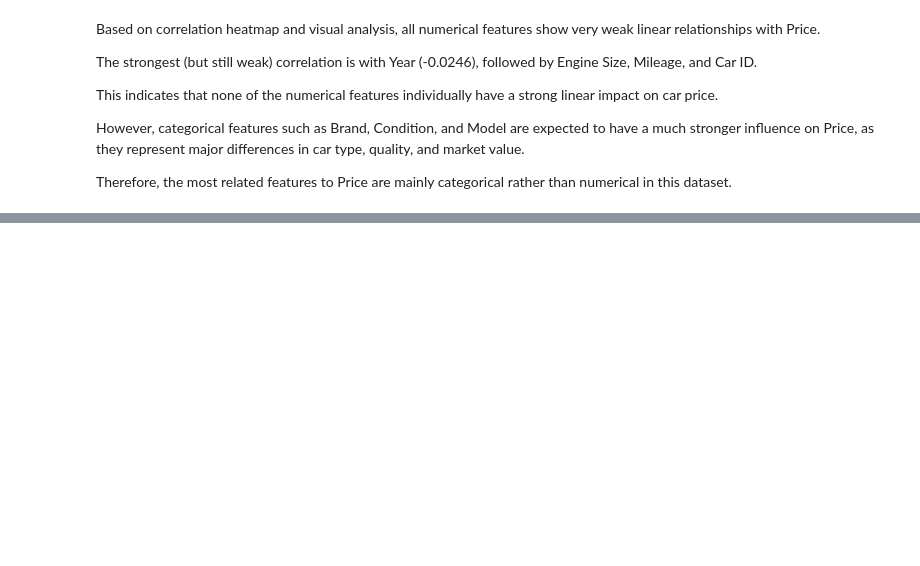
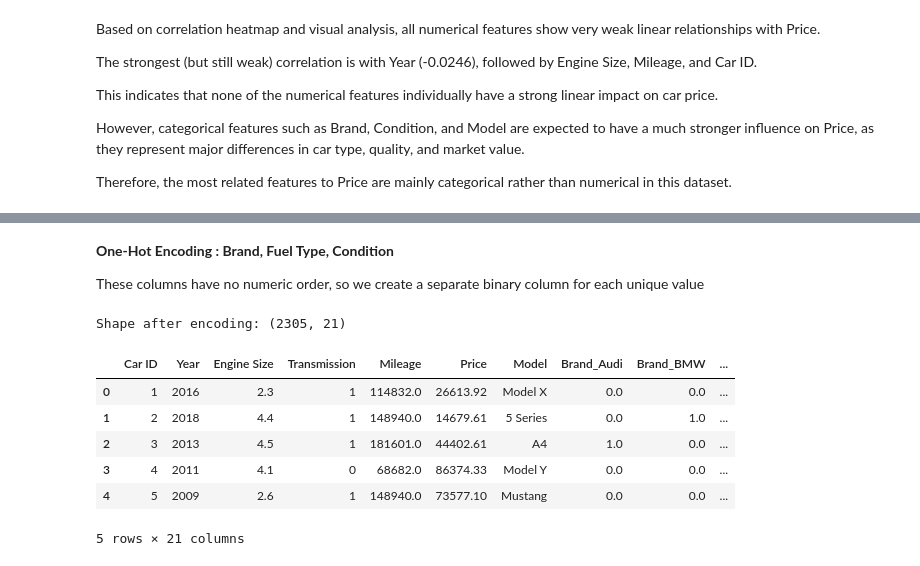
Before and after one commit to Farahhamza56/Assignment1_ML, a Jupyter notebook: Notebook/Car_Price_Project.ipynb, the cells around one changed output, grey strips where cells are left out. Saved outputs shown, nothing was run; the diff lists cells and outputs as text; code cells hidden in the pictures; blank space fills up the shorter version.

```diff
--- a/Notebook/Car_Price_Project.ipynb
+++ b/Notebook/Car_Price_Project.ipynb
@@ -142,0 +226,30 @@ plt.show()
+# %%
+from sklearn.preprocessing import LabelEncoder, OneHotEncoder
+
+le = LabelEncoder()
+df_clean['Transmission'] = le.fit_transform(df_clean['Transmission'])
+# %% [markdown]
+**One-Hot Encoding : Brand, Fuel Type, Condition**
+
+These columns have no numeric order, so we create a separate binary column for each unique value
+# %%
+ohe_cols = ['Brand', 'Fuel Type', 'Condition']
+enc      = OneHotEncoder(handle_unknown='ignore', sparse_output=False)
+
+ohe_array        = enc.fit_transform(df_clean[ohe_cols])
+ohe_feature_names = enc.get_feature_names_out(ohe_cols)
+ohe_df           = pd.DataFrame(ohe_array, columns=ohe_feature_names, index=df_clean.index)
+
+df_clean = pd.concat([df_clean.drop(columns=ohe_cols), ohe_df], axis=1)
+
+print(f'Shape after encoding: {df_clean.shape}')
+df_clean.head()
+# %% [output]
+Shape after encoding: (2305, 21)
+|  | Car ID | Year | Engine Size | Transmission | Mileage | Price | Model | Brand_Audi | Brand_BMW | ... |
+| 0 | 1 | 2016 | 2.3 | 1 | 114832.0 | 26613.92 | Model X | 0.0 | 0.0 | ... |
+| 1 | 2 | 2018 | 4.4 | 1 | 148940.0 | 14679.61 | 5 Series | 0.0 | 1.0 | ... |
+| 2 | 3 | 2013 | 4.5 | 1 | 181601.0 | 44402.61 | A4 | 1.0 | 0.0 | ... |
+| 3 | 4 | 2011 | 4.1 | 0 | 68682.0 | 86374.33 | Model Y | 0.0 | 0.0 | ... |
+| 4 | 5 | 2009 | 2.6 | 1 | 148940.0 | 73577.10 | Mustang | 0.0 | 0.0 | ... |
+5 rows × 21 columns
```
Also changed, not shown: parts of 21 cells of this notebook.
